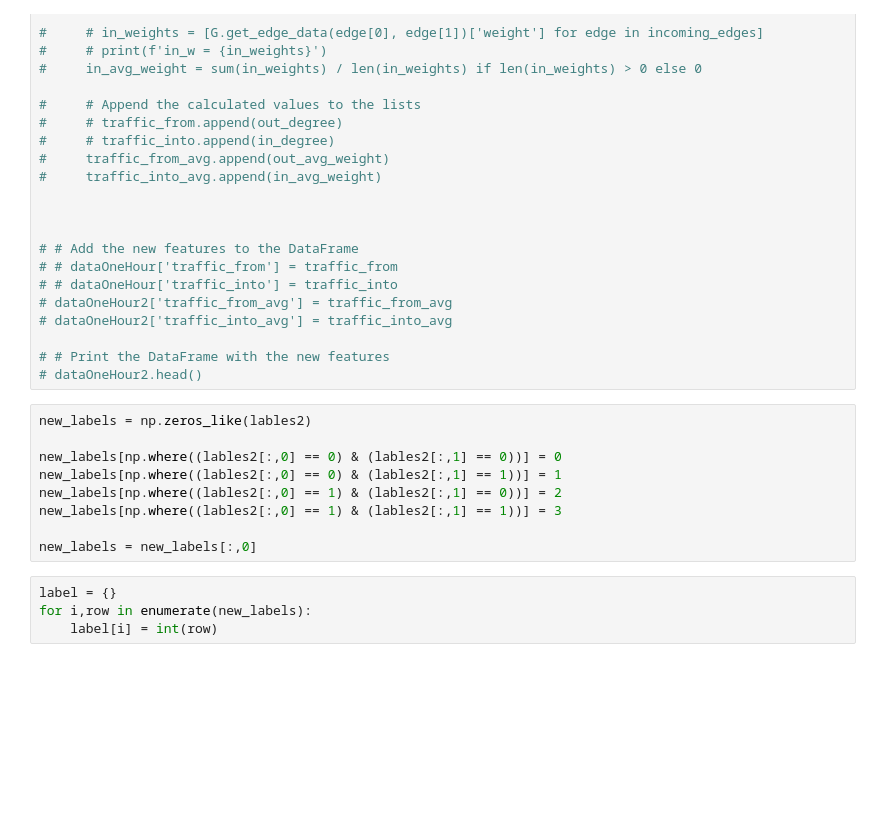
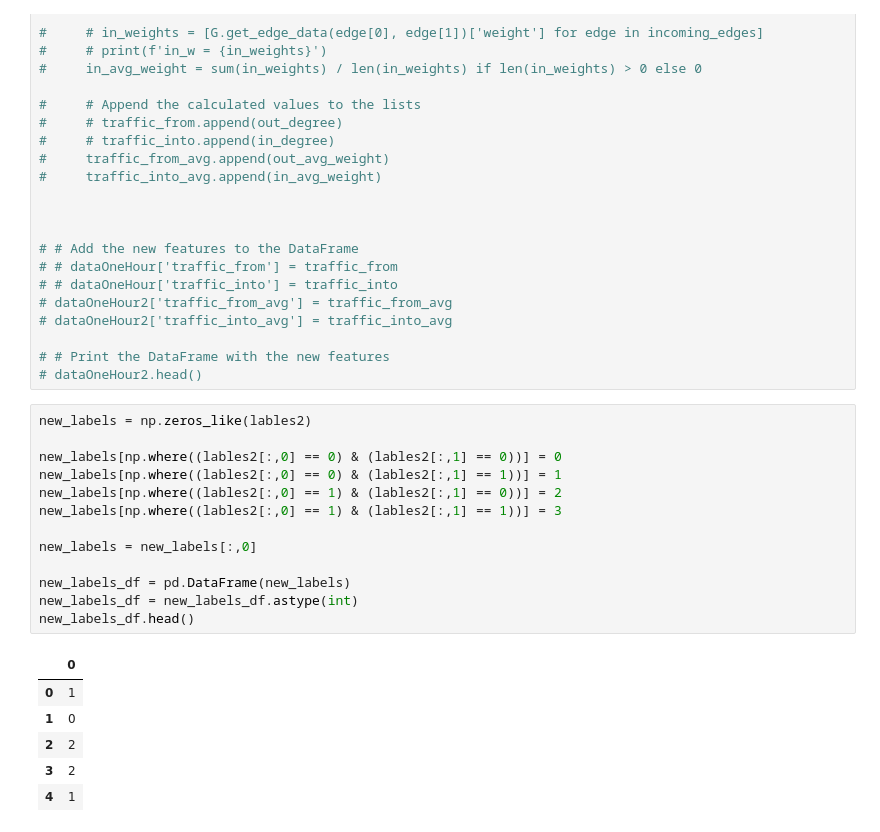
Before and after one commit to DanielOchana/MagNetTrafficFlowForecast, a Jupyter notebook: NYC_taxi.ipynb, the cells around one changed output. Saved outputs shown, nothing was run; the diff lists cells and outputs as text; blank space fills up the shorter version.

```diff
--- a/NYC_taxi.ipynb
+++ b/NYC_taxi.ipynb
@@ -416,13 +416,20 @@ print(lables2)
 # %%
 new_labels = np.zeros_like(lables2)
 
 new_labels[np.where((lables2[:,0] == 0) & (lables2[:,1] == 0))] = 0
 new_labels[np.where((lables2[:,0] == 0) & (lables2[:,1] == 1))] = 1
 new_labels[np.where((lables2[:,0] == 1) & (lables2[:,1] == 0))] = 2
 new_labels[np.where((lables2[:,0] == 1) & (lables2[:,1] == 1))] = 3
 
 new_labels = new_labels[:,0]
+
+new_labels_df = pd.DataFrame(new_labels)
+new_labels_df = new_labels_df.astype(int)
+new_labels_df.head()
+# %% [output]
+|  | 0 |
+| 0 | 1 |
+| 1 | 0 |
+| 2 | 2 |
+| 3 | 2 |
+| 4 | 1 |
-# %%
-label = {}
-for i,row in enumerate(new_labels):
-    label[i] = int(row)
```
Also changed, not shown: parts of 11 cells of this notebook, 4 other files.
